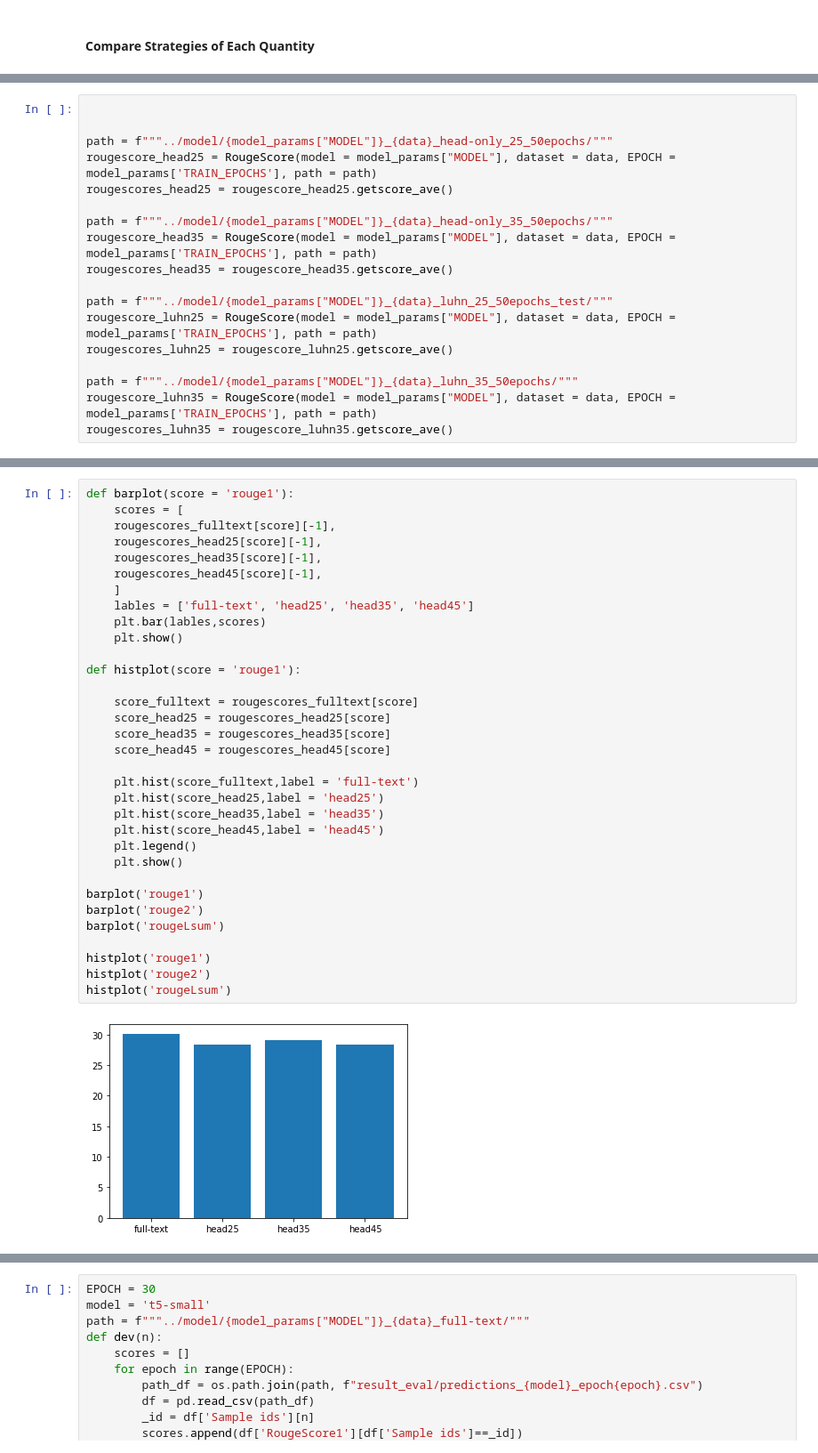
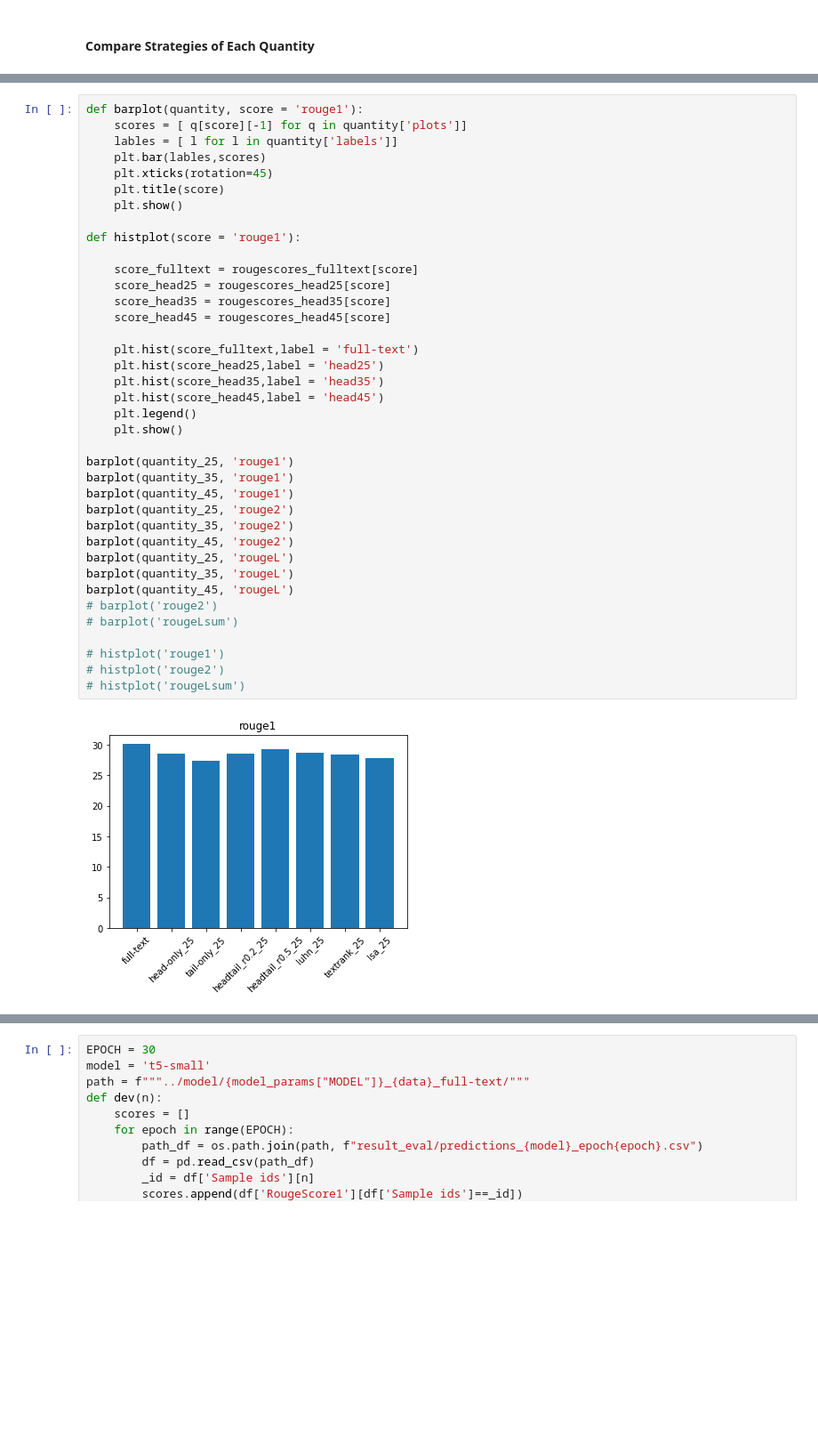
Before and after one commit to beaupranisaa/Text-Summarization, a Jupyter notebook: analysis/Shortening_Evaluation_50epochs.ipynb, the cells around one changed output, grey strips where cells are left out. Shown at 89% size. Saved outputs shown, nothing was run; the diff lists cells and outputs as text; blank space fills up the shorter version.

```diff
--- a/analysis/Shortening_Evaluation_50epochs.ipynb
+++ b/analysis/Shortening_Evaluation_50epochs.ipynb
@@ -264,18 +313,0 @@ plt.show()
-# %%
-
-
-path = f"""../model/{model_params["MODEL"]}_{data}_head-only_25_50epochs/"""
-rougescore_head25 = RougeScore(model = model_params["MODEL"], dataset = data, EPOCH = model_params['TRAIN_EPOCHS'], path = path)
-rougescores_head25 = rougescore_head25.getscore_ave()
-
-path = f"""../model/{model_params["MODEL"]}_{data}_head-only_35_50epochs/"""
-rougescore_head35 = RougeScore(model = model_params["MODEL"], dataset = data, EPOCH = model_params['TRAIN_EPOCHS'], path = path)
-rougescores_head35 = rougescore_head35.getscore_ave()
-
-path = f"""../model/{model_params["MODEL"]}_{data}_luhn_25_50epochs_test/"""
-rougescore_luhn25 = RougeScore(model = model_params["MODEL"], dataset = data, EPOCH = model_params['TRAIN_EPOCHS'], path = path)
-rougescores_luhn25 = rougescore_luhn25.getscore_ave()
-
-path = f"""../model/{model_params["MODEL"]}_{data}_luhn_35_50epochs/"""
-rougescore_luhn35 = RougeScore(model = model_params["MODEL"], dataset = data, EPOCH = model_params['TRAIN_EPOCHS'], path = path)
-rougescores_luhn35 = rougescore_luhn35.getscore_ave()
@@ -443,35 +369,40 @@ plt.legend()
 # %%
-def barplot(score = 'rouge1'):
-    scores = [
-    rougescores_fulltext[score][-1],
-    rougescores_head25[score][-1],
-    rougescores_head35[score][-1],
-    rougescores_head45[score][-1],
-    ]
-    lables = ['full-text', 'head25', 'head35', 'head45']
+def barplot(quantity, score = 'rouge1'):
+    scores = [ q[score][-1] for q in quantity['plots']]
+    lables = [ l for l in quantity['labels']]
     plt.bar(lables,scores)
+    plt.xticks(rotation=45)
+    plt.title(score)
     plt.show()
 
 def histplot(score = 'rouge1'):
 
     score_fulltext = rougescores_fulltext[score]
     score_head25 = rougescores_head25[score]
     score_head35 = rougescores_head35[score]
     score_head45 = rougescores_head45[score]
 
     plt.hist(score_fulltext,label = 'full-text')
     plt.hist(score_head25,label = 'head25')
     plt.hist(score_head35,label = 'head35')
     plt.hist(score_head45,label = 'head45')
     plt.legend()
     plt.show()
 
-barplot('rouge1')
-barplot('rouge2')
-barplot('rougeLsum')
+barplot(quantity_25, 'rouge1')
+barplot(quantity_35, 'rouge1')
+barplot(quantity_45, 'rouge1')
+barplot(quantity_25, 'rouge2')
+barplot(quantity_35, 'rouge2')
+barplot(quantity_45, 'rouge2')
+barplot(quantity_25, 'rougeL')
+barplot(quantity_35, 'rougeL')
+barplot(quantity_45, 'rougeL')
+# barplot('rouge2')
+# barplot('rougeLsum')
 
-histplot('rouge1')
-histplot('rouge2')
-histplot('rougeLsum')
+# histplot('rouge1')
+# histplot('rouge2')
+# histplot('rougeLsum')
 # %% [output]
-[figure, old version]
+[figure, new version]
```
Also changed, not shown: parts of 40 cells of this notebook, 23 other files.
